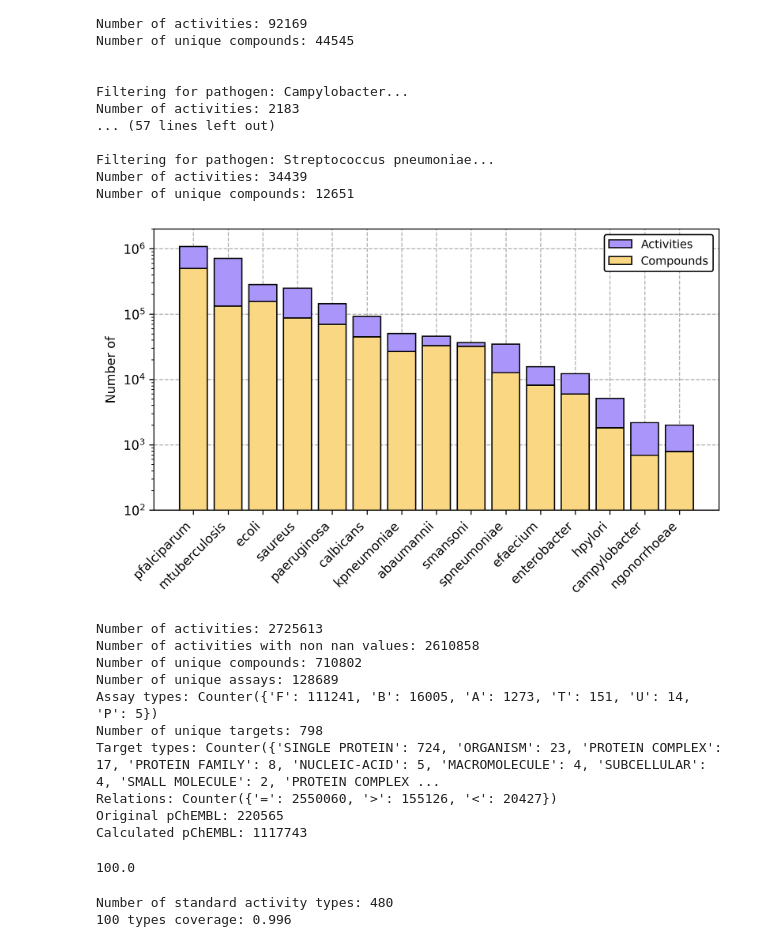
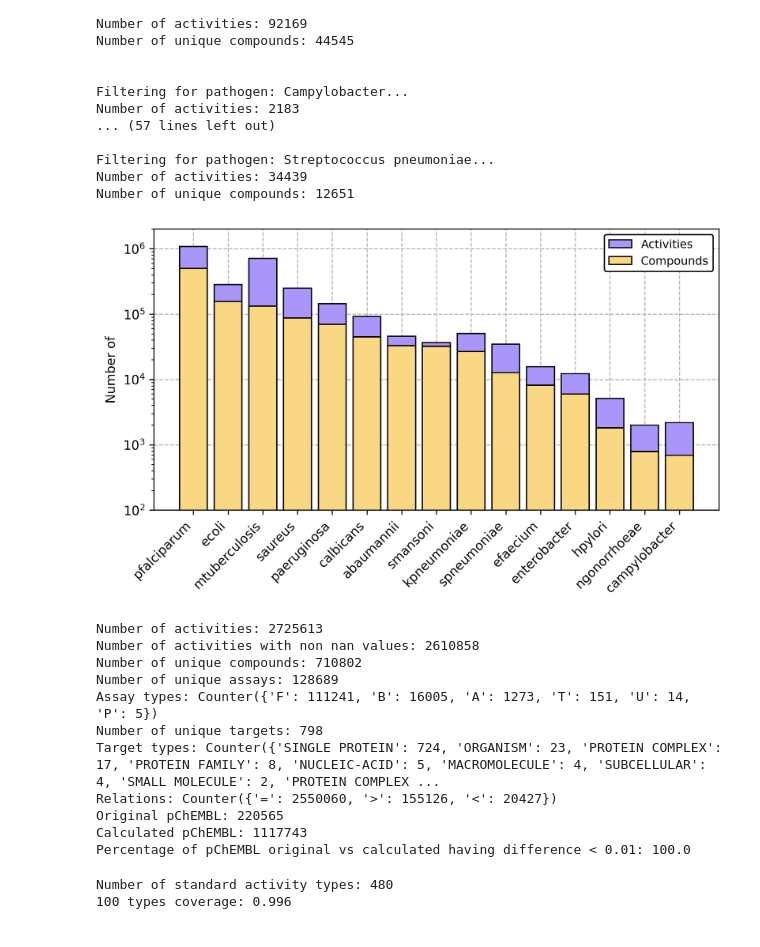
Before and after one commit to ersilia-os/chembl-antimicrobial-tasks, a Jupyter notebook: notebooks/04_clean_activities.ipynb, the cells around one changed output. Saved outputs shown, nothing was run; the diff lists cells and outputs as text; code cells hidden in the pictures.

```diff
--- a/notebooks/04_clean_activities.ipynb
+++ b/notebooks/04_clean_activities.ipynb
@@ -129,20 +130,20 @@ Number of unique compounds: 12651
 # %%
 plt.figure(figsize=(8, 4))
 
 x = [i for i in range(len(pathogens))]
-inds = np.argsort([RESULTS[get_pathogen_code(i)][0] for i in pathogens])[::-1]
+inds = np.argsort([RESULTS[get_pathogen_code(i)][1] for i in pathogens])[::-1]
 plt.bar(x, [RESULTS[get_pathogen_code(i)][0] for i in pathogens[inds]], zorder=2, ec='k', color="#AA96FA", label='Activities')
 plt.bar(x, [RESULTS[get_pathogen_code(i)][1] for i in pathogens[inds]], zorder=2, ec='k', color="#FAD782", label='Compounds')
 
 plt.ylim([10 ** 2, 2*10 ** 6])
 plt.yscale('log')
 plt.ylabel("Number of")
 plt.xticks(x, [get_pathogen_code(i) for i in pathogens[inds]], rotation=45, ha='right')
 plt.grid(linestyle='--')
 plt.legend(loc='upper right', framealpha=1, edgecolor='k', prop={'size': 9})
 plt.show()
 # %% [output]
-[figure, old version]
+[figure, new version]
 # %%
 # Filtering data for pathogens
 pathogen_data = ChEMBL[ChEMBL['target_organism'].str.lower().isin([p.lower() for p in pathogens]) |
@@ -158,6 +159,14 @@ print(f'Target types: {Counter(pathogen_data[["target_chembl_id", "target_type"]
 print(f"Relations: {Counter(pathogen_data['relation'])}")
 print(f"Original pChEMBL: {len(pathogen_data[pathogen_data['pchembl'].isna() == False])}")
 print(f"Calculated pChEMBL: {len(pathogen_data[pathogen_data['pchembl_calculated'].isna() == False])}")
+
+thr = 0.01
+pathogen_data_filtered = pathogen_data[(pathogen_data['pchembl'].isna() == False) & (pathogen_data['pchembl_calculated'].isna() == False)].copy()
+pathogen_data_filtered['pchembl'] = pathogen_data_filtered['pchembl'].clip(lower=1, upper=9)
+pathogen_data_filtered = pathogen_data_filtered[["pchembl", "pchembl_calculated"]]
+pathogen_data_filtered['difference'] = [np.abs(i-j) for i,j in zip(pathogen_data_filtered['pchembl'], pathogen_data_filtered['pchembl_calculated'])]
+perc = len(pathogen_data_filtered[pathogen_data_filtered['difference'] < thr]) * 100 / len(pathogen_data_filtered)
+print(f"Percentage of pChEMBL original vs calculated having difference < {thr}: {perc}")
 # %% [output]
 Number of activities: 2725613
 Number of activities with non nan values: 2610858
@@ -169,14 +178,7 @@ Target types: Counter({'SINGLE PROTEIN': 724, 'ORGANISM': 23, 'PROTEIN COMPLEX':
 Relations: Counter({'=': 2550060, '>': 155126, '<': 20427})
 Original pChEMBL: 220565
 Calculated pChEMBL: 1117743
+Percentage of pChEMBL original vs calculated having difference < 0.01: 100.0
-# %%
-pathogen_data_filtered = pathogen_data[(pathogen_data['pchembl'].isna() == False) & (pathogen_data['pchembl_calculated'].isna() == False)].copy()
-pathogen_data_filtered['pchembl'] = pathogen_data_filtered['pchembl'].clip(lower=1, upper=9)
-pathogen_data_filtered = pathogen_data_filtered[["pchembl", "pchembl_calculated"]]
-pathogen_data_filtered['difference'] = [np.abs(i-j) for i,j in zip(pathogen_data_filtered['pchembl'], pathogen_data_filtered['pchembl_calculated'])]
-len(pathogen_data_filtered[pathogen_data_filtered['difference'] < 0.01]) * 100 / len(pathogen_data_filtered)
-# %% [output]
-100.0
 # %%
 LABEL = 'activity_type'
 print(f"Number of standard activity types: {len(set(pathogen_data[LABEL]))}")
```
Also changed, not shown: parts of 2 cells of this notebook, 2 other files.
